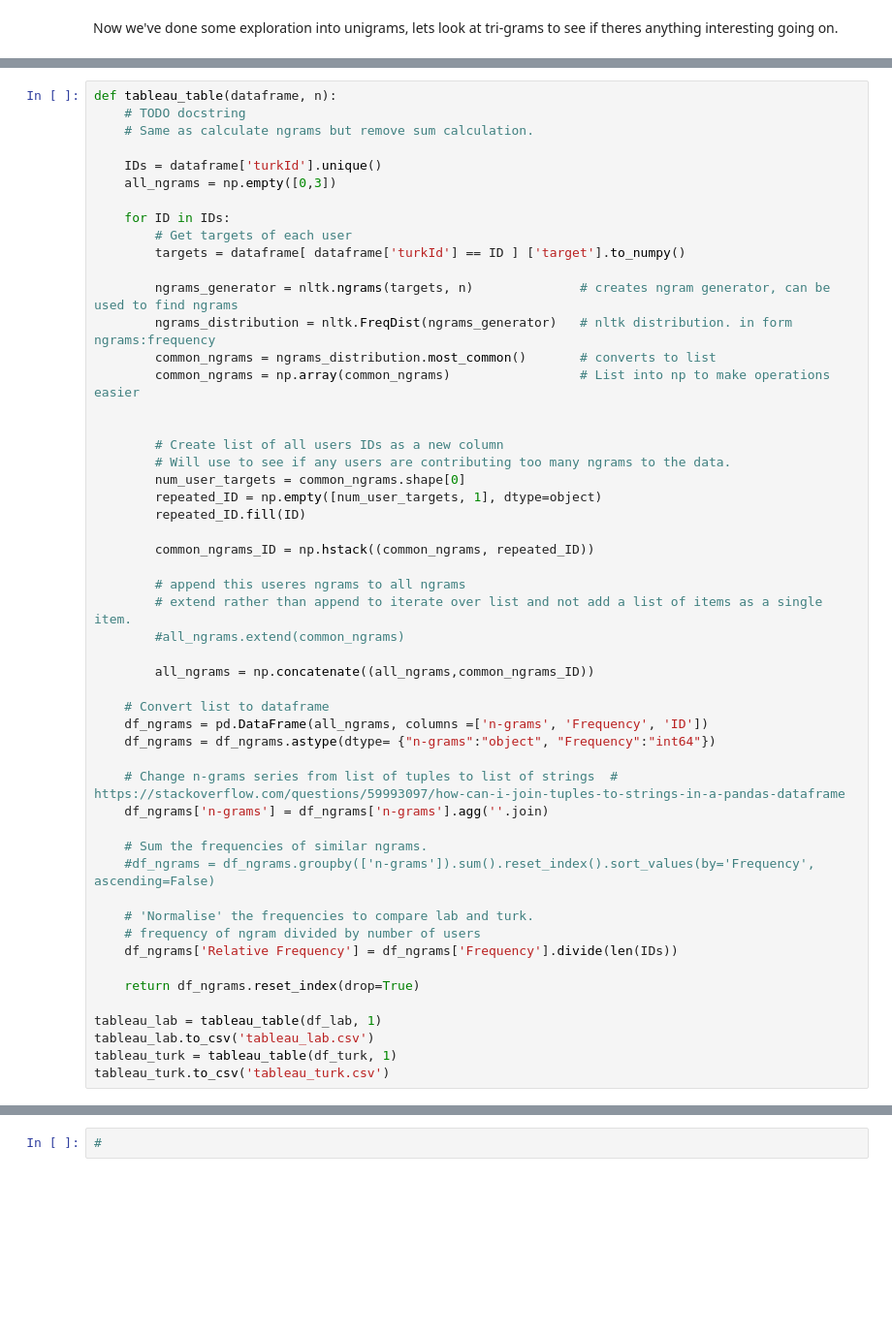
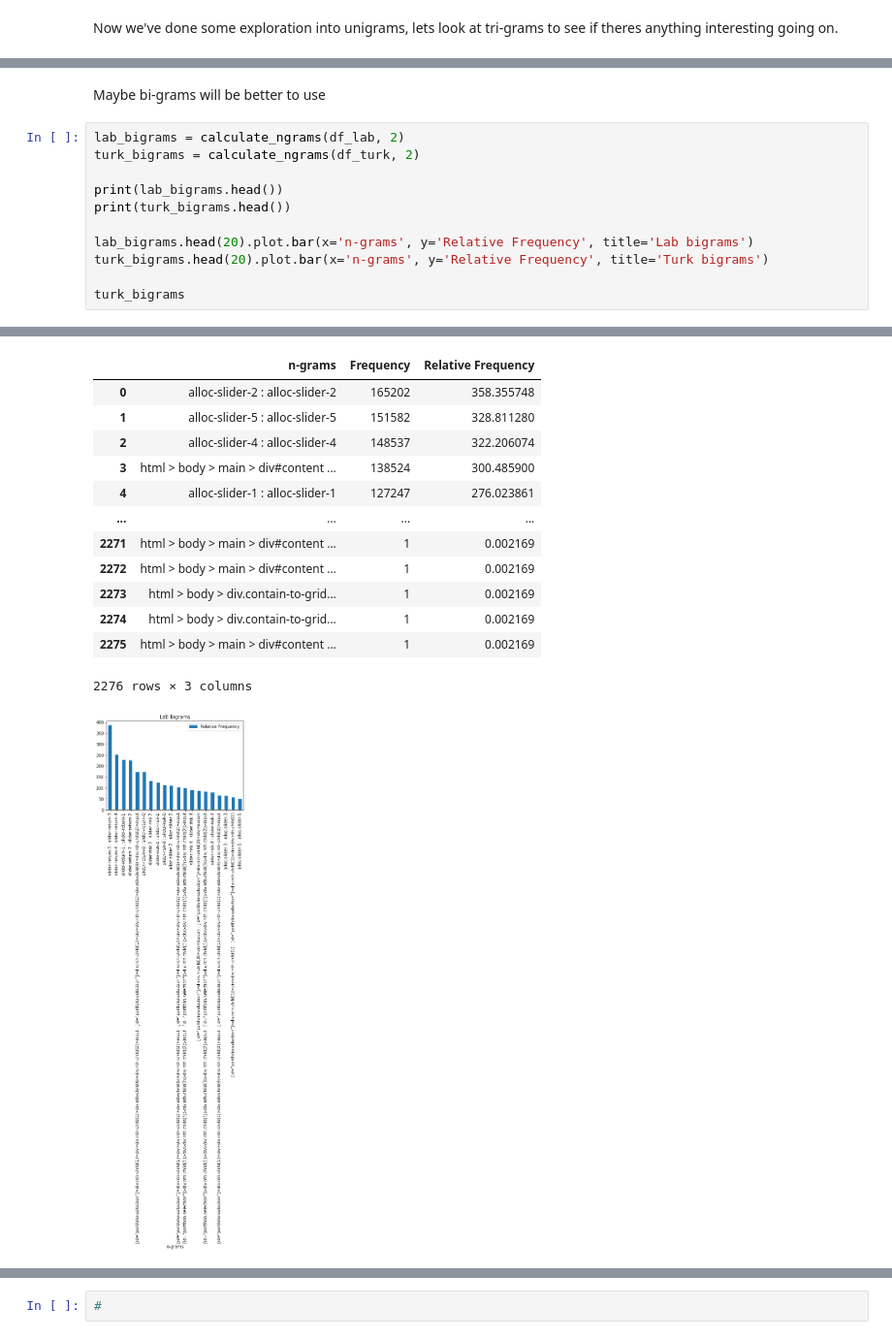
Before and after one commit to DJSaunders1997/Masters-Project, a Jupyter notebook: NLP-Notebook.ipynb, the cells around one changed output, grey strips where cells are left out. Shown at 97% size. Cells and saved outputs as stored; diff of their text form; blank space fills up the shorter version.

```diff
--- a/NLP-Notebook.ipynb
+++ b/NLP-Notebook.ipynb
@@ -267,55 +326,17 @@ turk_trigrams
 | 7110 | html > body > main > div#content ... | 1 | 0.002169 |
 | 7111 | html > body > main > div#content ... | 1 | 0.002169 |
 7112 rows × 3 columns
-# %%
-def tableau_table(dataframe, n):
-    # TODO docstring
-    # Same as calculate ngrams but remove sum calculation.
-
-    IDs = dataframe['turkId'].unique()
-    all_ngrams = np.empty([0,3])
-
-    for ID in IDs:
-        # Get targets of each user
-        targets = dataframe[ dataframe['turkId'] == ID ] ['target'].to_numpy()
-
-        ngrams_generator = nltk.ngrams(targets, n)              # creates ngram generator, can be used to find ngrams
-        ngrams_distribution = nltk.FreqDist(ngrams_generator)   # nltk distribution. in form ngrams:frequency
-        common_ngrams = ngrams_distribution.most_common()       # converts to list
-        common_ngrams = np.array(common_ngrams)                 # List into np to make operations easier
-
-
-        # Create list of all users IDs as a new column
-        # Will use to see if any users are contributing too many ngrams to the data.
-        num_user_targets = common_ngrams.shape[0]
-        repeated_ID = np.empty([num_user_targets, 1], dtype=object)
-        repeated_ID.fill(ID)
-
-        common_ngrams_ID = np.hstack((common_ngrams, repeated_ID))
-
-        # append this useres ngrams to all ngrams
-        # extend rather than append to iterate over list and not add a list of items as a single item.
-        #all_ngrams.extend(common_ngrams)
-
-        all_ngrams = np.concatenate((all_ngrams,common_ngrams_ID))
-
-    # Convert list to dataframe
-    df_ngrams = pd.DataFrame(all_ngrams, columns =['n-grams', 'Frequency', 'ID'])
-    df_ngrams = df_ngrams.astype(dtype= {"n-grams":"object", "Frequency":"int64"})
-
-    # Change n-grams series from list of tuples to list of strings  # https://stackoverflow.com/questions/59993097/how-can-i-join-tuples-to-strings-in-a-pandas-dataframe
-    df_ngrams['n-grams'] = df_ngrams['n-grams'].agg(''.join)
-
-    # Sum the frequencies of similar ngrams.
-    #df_ngrams = df_ngrams.groupby(['n-grams']).sum().reset_index().sort_values(by='Frequency', ascending=False)
-
-    # 'Normalise' the frequencies to compare lab and turk.
-    # frequency of ngram divided by number of users
-    df_ngrams['Relative Frequency'] = df_ngrams['Frequency'].divide(len(IDs))
-
-    return df_ngrams.reset_index(drop=True)
-
-tableau_lab = tableau_table(df_lab, 1)
-tableau_lab.to_csv('tableau_lab.csv')
-tableau_turk = tableau_table(df_turk, 1)
-tableau_turk.to_csv('tableau_turk.csv')
+# %% [markdown]
+Maybe bi-grams will be better to use
+# %%
+lab_bigrams = calculate_ngrams(df_lab, 2)
+turk_bigrams = calculate_ngrams(df_turk, 2)
+
+print(lab_bigrams.head())
+print(turk_bigrams.head())
+
+lab_bigrams.head(20).plot.bar(x='n-grams', y='Relative Frequency', title='Lab bigrams')
+turk_bigrams.head(20).plot.bar(x='n-grams', y='Relative Frequency', title='Turk bigrams')
+
+turk_bigrams
+# %% [output]
@@ -321,0 +360,14 @@ tableau_turk.to_csv('tableau_turk.csv')
+|  | n-grams | Frequency | Relative Frequency |
+| 0 | alloc-slider-2 : alloc-slider-2 | 165202 | 358.355748 |
+| 1 | alloc-slider-5 : alloc-slider-5 | 151582 | 328.811280 |
+| 2 | alloc-slider-4 : alloc-slider-4 | 148537 | 322.206074 |
+| 3 | html > body > main > div#content ... | 138524 | 300.485900 |
+| 4 | alloc-slider-1 : alloc-slider-1 | 127247 | 276.023861 |
+| ... | ... | ... | ... |
+| 2271 | html > body > main > div#content ... | 1 | 0.002169 |
+| 2272 | html > body > main > div#content ... | 1 | 0.002169 |
+| 2273 | html > body > div.contain-to-grid... | 1 | 0.002169 |
+| 2274 | html > body > div.contain-to-grid... | 1 | 0.002169 |
+| 2275 | html > body > main > div#content ... | 1 | 0.002169 |
+2276 rows × 3 columns
+[figure, added]
```
Also changed, not shown: parts of 20 cells of this notebook, 5 other files.
